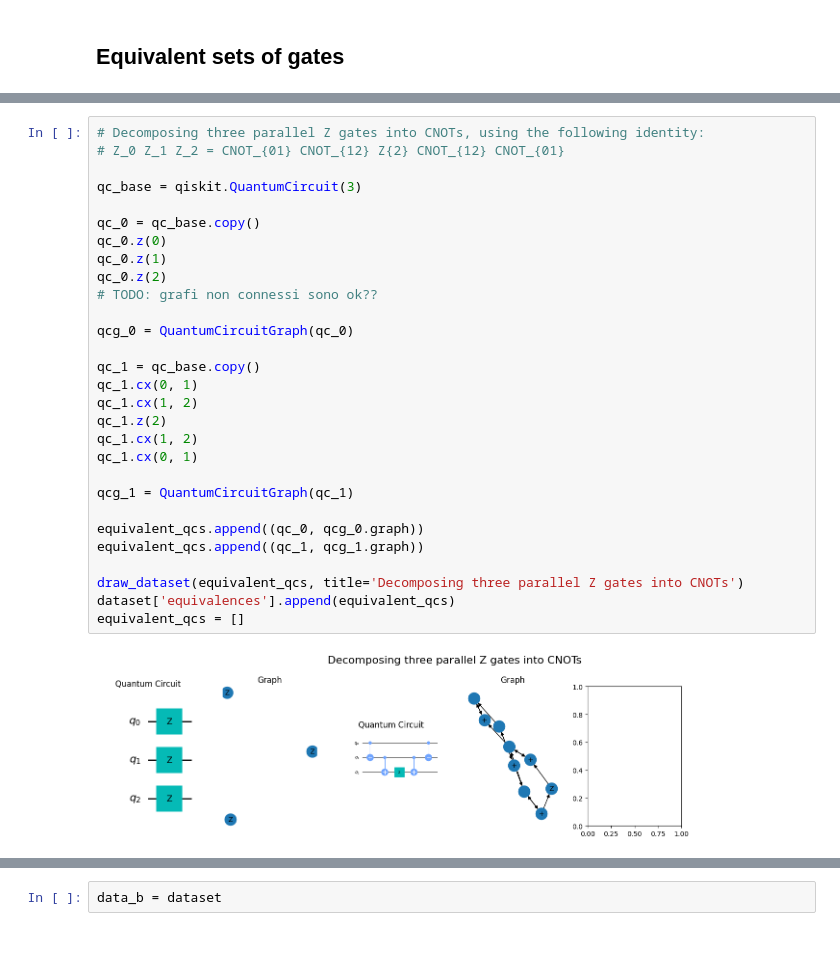
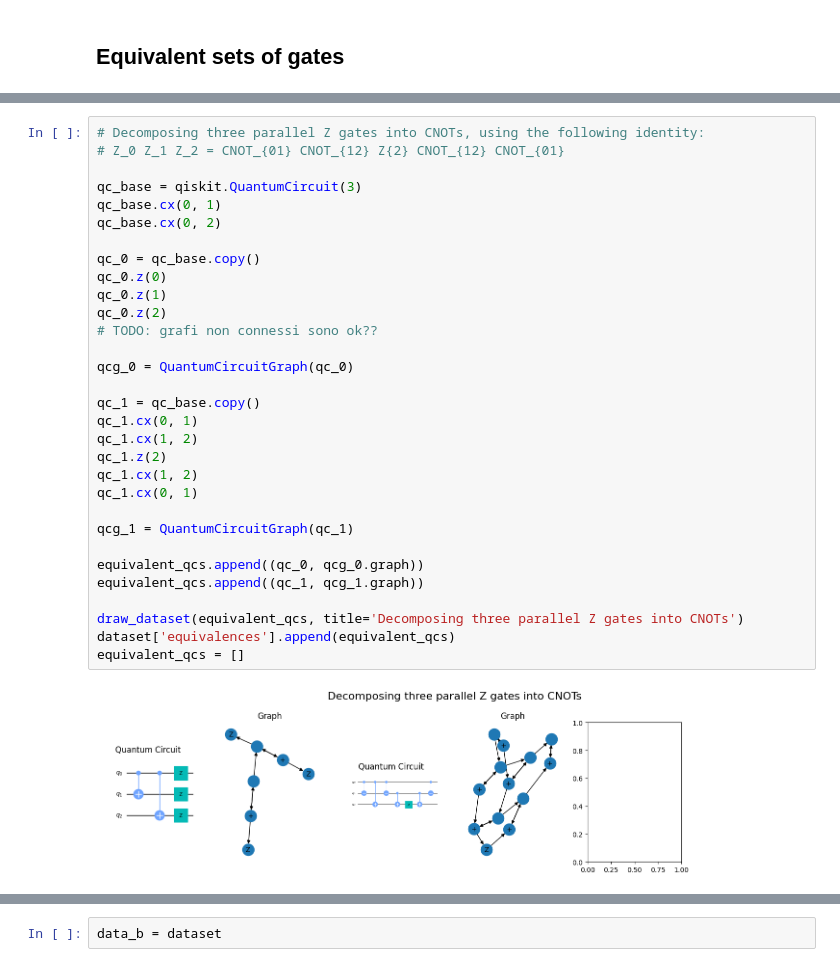
Before and after one commit to melaniasala/SSL-for-Quantum-Cirucits-Generation, a Jupyter notebook: Data/dataset_generation.ipynb, the cells around one changed output, grey strips where cells are left out. Cells and saved outputs as stored; diff of their text form.

```diff
--- a/Data/dataset_generation.ipynb
+++ b/Data/dataset_generation.ipynb
@@ -496,34 +496,36 @@ equivalent_qcs = []
 # %%
 # Decomposing three parallel Z gates into CNOTs, using the following identity:
 # Z_0 Z_1 Z_2 = CNOT_{01} CNOT_{12} Z{2} CNOT_{12} CNOT_{01}
 
 qc_base = qiskit.QuantumCircuit(3)
+qc_base.cx(0, 1)
+qc_base.cx(0, 2)
 
 qc_0 = qc_base.copy()
 qc_0.z(0)
 qc_0.z(1)
 qc_0.z(2)
 # TODO: grafi non connessi sono ok??
 
 qcg_0 = QuantumCircuitGraph(qc_0)
 
 qc_1 = qc_base.copy()
 qc_1.cx(0, 1)
 qc_1.cx(1, 2)
 qc_1.z(2)
 qc_1.cx(1, 2)
 qc_1.cx(0, 1)
 
 qcg_1 = QuantumCircuitGraph(qc_1)
 
 equivalent_qcs.append((qc_0, qcg_0.graph))
 equivalent_qcs.append((qc_1, qcg_1.graph))
 
 draw_dataset(equivalent_qcs, title='Decomposing three parallel Z gates into CNOTs')
 dataset['equivalences'].append(equivalent_qcs)
 equivalent_qcs = []
 # %% [output]
-[figure, old version]
+[figure, new version]
 # %%
 # HZH = X, but also HZ = XH, Z = HXH
 qc_0 = qiskit.QuantumCircuit(1)
```
Also changed, not shown: parts of 19 cells of this notebook, 3 other files.
